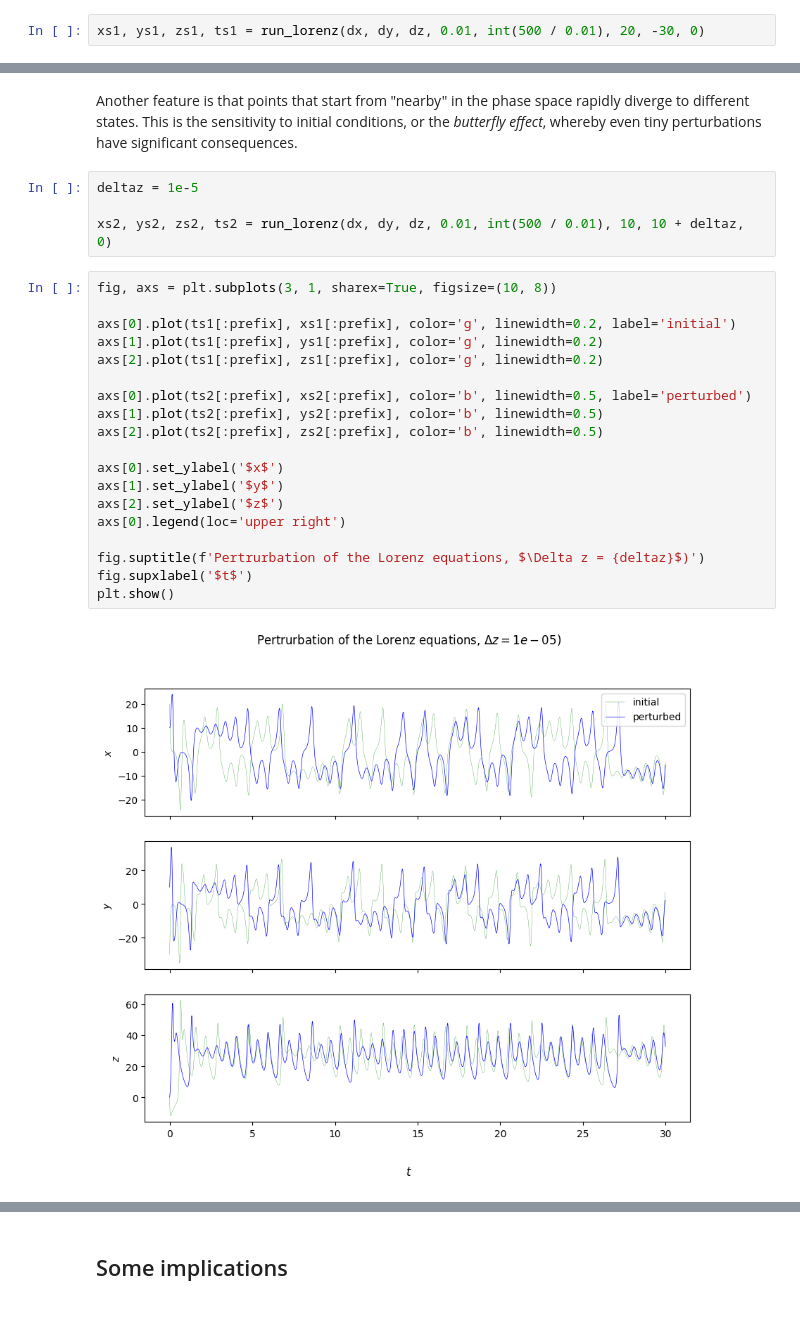
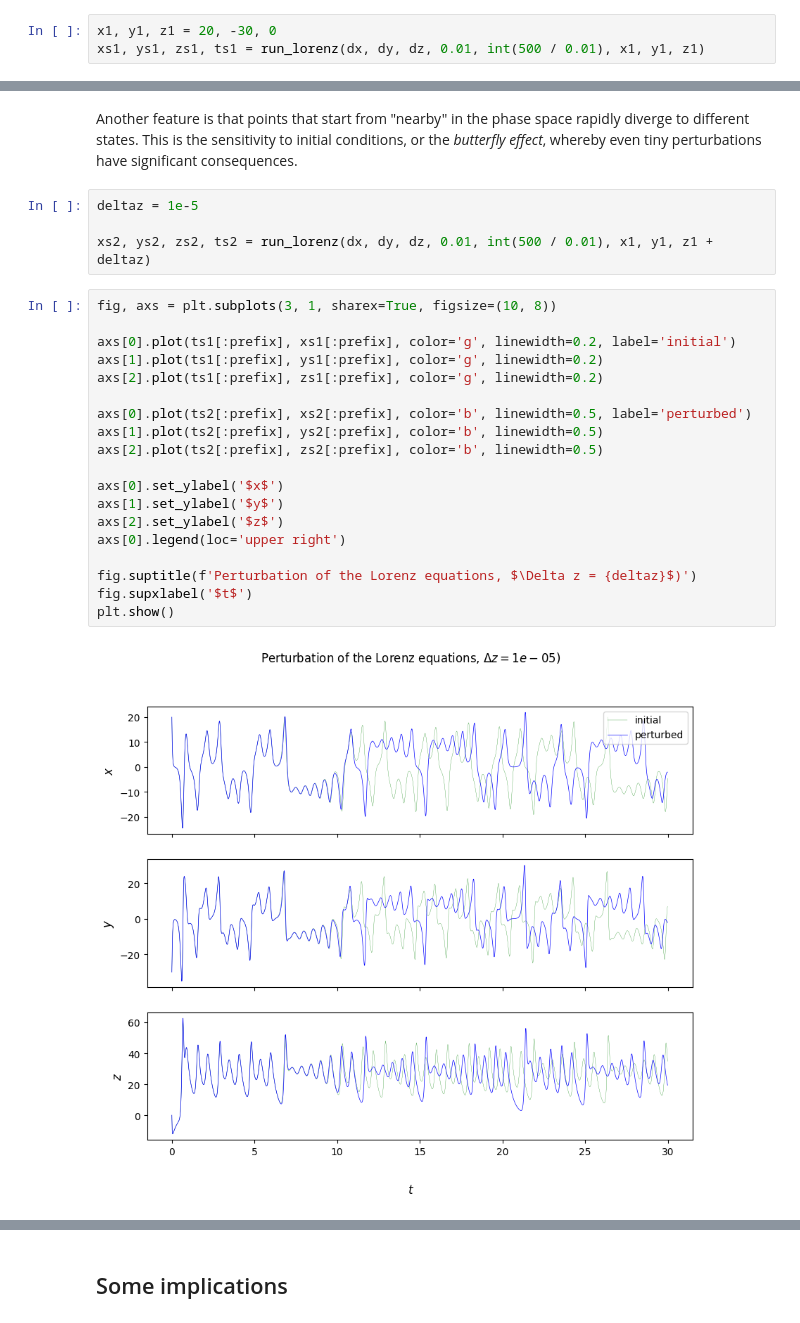
Before and after one commit to simoninireland/cs5928, a Jupyter notebook: notebooks/01-models/01-09-lorenz.ipynb, the cells around one changed output, grey strips where cells are left out. Saved outputs shown, nothing was run; the diff lists cells and outputs as text.

```diff
--- a/notebooks/01-models/01-09-lorenz.ipynb
+++ b/notebooks/01-models/01-09-lorenz.ipynb
@@ -117,7 +117,8 @@ This is the Lozenz attractor, one of the most famous diagrams in all of complex
 # %% [markdown]
 The significance of the Lozenz attractor is that any other starting point evolves to follow the attractor. We can make at attempt at visualising this by running another simulation from a different initial value.
 # %%
-xs1, ys1, zs1, ts1 = run_lorenz(dx, dy, dz, 0.01, int(500 / 0.01), 20, -30, 0)
+x1, y1, z1 = 20, -30, 0
+xs1, ys1, zs1, ts1 = run_lorenz(dx, dy, dz, 0.01, int(500 / 0.01), x1, y1, z1)
 # %%
 fig = plt.figure(figsize=(8, 8))
 ax = fig.add_subplot(projection='3d')
@@ -150,26 +151,26 @@ Another feature is that points that start from "nearby" in the phase space rapid
 # %%
 deltaz = 1e-5
 
-xs2, ys2, zs2, ts2 = run_lorenz(dx, dy, dz, 0.01, int(500 / 0.01), 10, 10 + deltaz, 0)
+xs2, ys2, zs2, ts2 = run_lorenz(dx, dy, dz, 0.01, int(500 / 0.01), x1, y1, z1 + deltaz)
 # %%
 fig, axs = plt.subplots(3, 1, sharex=True, figsize=(10, 8))
 
 axs[0].plot(ts1[:prefix], xs1[:prefix], color='g', linewidth=0.2, label='initial')
 axs[1].plot(ts1[:prefix], ys1[:prefix], color='g', linewidth=0.2)
 axs[2].plot(ts1[:prefix], zs1[:prefix], color='g', linewidth=0.2)
 
 axs[0].plot(ts2[:prefix], xs2[:prefix], color='b', linewidth=0.5, label='perturbed')
 axs[1].plot(ts2[:prefix], ys2[:prefix], color='b', linewidth=0.5)
 axs[2].plot(ts2[:prefix], zs2[:prefix], color='b', linewidth=0.5)
 
 axs[0].set_ylabel('$x$')
 axs[1].set_ylabel('$y$')
 axs[2].set_ylabel('$z$')
 axs[0].legend(loc='upper right')
 
-fig.suptitle(f'Pertrurbation of the Lorenz equations, $\Delta z = {deltaz}$)')
+fig.suptitle(f'Perturbation of the Lorenz equations, $\Delta z = {deltaz}$)')
 fig.supxlabel('$t$')
 plt.show()
 # %% [output]
-[figure, old version]
+[figure, new version]
 # %% [markdown]
```
Also changed, not shown: parts of 4 cells of this notebook, 3 other files.
